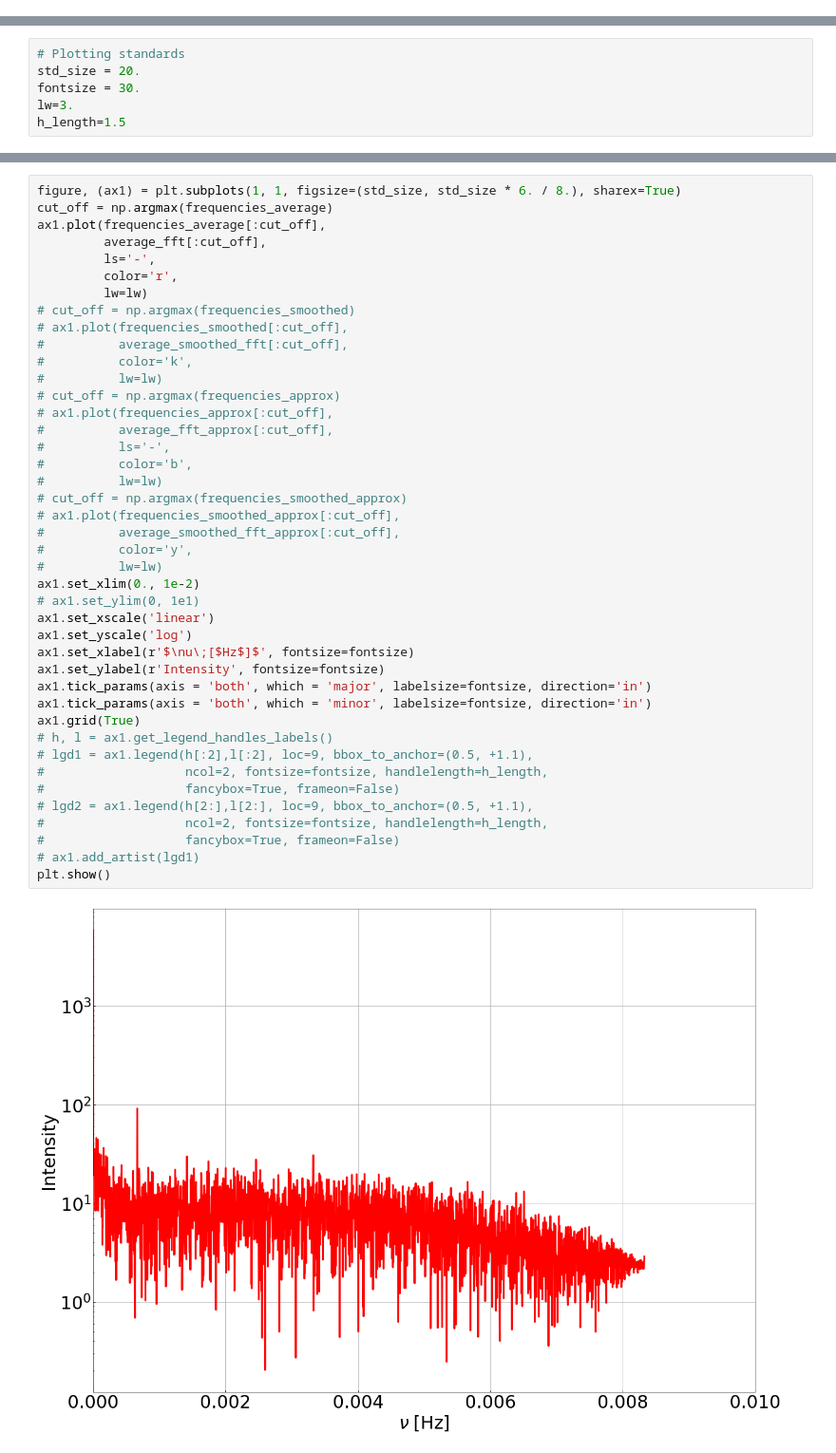
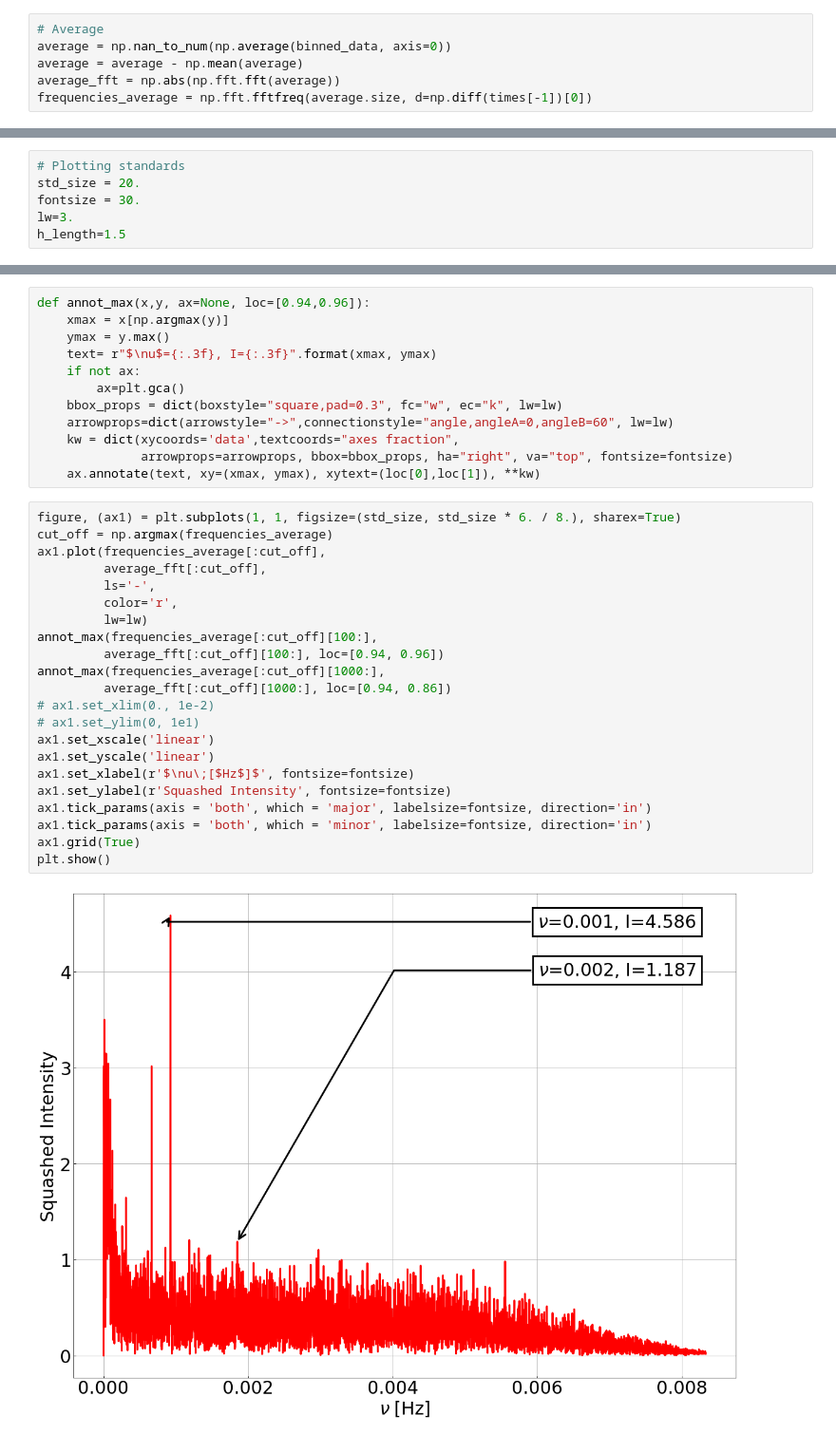
Before and after one commit to MeighenBergerS/fourth_day, a Jupyter notebook: examples/analysis.ipynb, the cells around one changed output, grey strips where cells are left out. Shown at 95% size. Saved outputs shown, nothing was run; the diff lists cells and outputs as text.

```diff
--- a/examples/analysis.ipynb
+++ b/examples/analysis.ipynb
@@ -68,0 +46,6 @@ smoothing_window = 3
+# %%
+# Average
+average = np.nan_to_num(np.average(binned_data, axis=0))
+average = average - np.mean(average)
+average_fft = np.abs(np.fft.fft(average))
+frequencies_average = np.fft.fftfreq(average.size, d=np.diff(times[-1])[0])
@@ -143,45 +96,37 @@ plt.show()
+# %%
+def annot_max(x,y, ax=None, loc=[0.94,0.96]):
+    xmax = x[np.argmax(y)]
+    ymax = y.max()
+    text= r"$\nu$={:.3f}, I={:.3f}".format(xmax, ymax)
+    if not ax:
+        ax=plt.gca()
+    bbox_props = dict(boxstyle="square,pad=0.3", fc="w", ec="k", lw=lw)
+    arrowprops=dict(arrowstyle="->",connectionstyle="angle,angleA=0,angleB=60", lw=lw)
+    kw = dict(xycoords='data',textcoords="axes fraction",
+              arrowprops=arrowprops, bbox=bbox_props, ha="right", va="top", fontsize=fontsize)
+    ax.annotate(text, xy=(xmax, ymax), xytext=(loc[0],loc[1]), **kw)
 # %%
 figure, (ax1) = plt.subplots(1, 1, figsize=(std_size, std_size * 6. / 8.), sharex=True)
 cut_off = np.argmax(frequencies_average)
 ax1.plot(frequencies_average[:cut_off],
          average_fft[:cut_off],
          ls='-',
          color='r',
          lw=lw)
-# cut_off = np.argmax(frequencies_smoothed)
-# ax1.plot(frequencies_smoothed[:cut_off],
-#          average_smoothed_fft[:cut_off],
-#          color='k',
-#          lw=lw)
-# cut_off = np.argmax(frequencies_approx)
-# ax1.plot(frequencies_approx[:cut_off],
-#          average_fft_approx[:cut_off],
-#          ls='-',
-#          color='b',
-#          lw=lw)
-# cut_off = np.argmax(frequencies_smoothed_approx)
-# ax1.plot(frequencies_smoothed_approx[:cut_off],
-#          average_smoothed_fft_approx[:cut_off],
-#          color='y',
-#          lw=lw)
-ax1.set_xlim(0., 1e-2)
+annot_max(frequencies_average[:cut_off][100:],
+         average_fft[:cut_off][100:], loc=[0.94, 0.96])
+annot_max(frequencies_average[:cut_off][1000:],
+         average_fft[:cut_off][1000:], loc=[0.94, 0.86])
+# ax1.set_xlim(0., 1e-2)
 # ax1.set_ylim(0, 1e1)
 ax1.set_xscale('linear')
-ax1.set_yscale('log')
+ax1.set_yscale('linear')
 ax1.set_xlabel(r'$\nu\;[$Hz$]$', fontsize=fontsize)
-ax1.set_ylabel(r'Intensity', fontsize=fontsize)
+ax1.set_ylabel(r'Squashed Intensity', fontsize=fontsize)
 ax1.tick_params(axis = 'both', which = 'major', labelsize=fontsize, direction='in')
 ax1.tick_params(axis = 'both', which = 'minor', labelsize=fontsize, direction='in')
 ax1.grid(True)
-# h, l = ax1.get_legend_handles_labels()
-# lgd1 = ax1.legend(h[:2],l[:2], loc=9, bbox_to_anchor=(0.5, +1.1),
-#                   ncol=2, fontsize=fontsize, handlelength=h_length,
-#                   fancybox=True, frameon=False)
-# lgd2 = ax1.legend(h[2:],l[2:], loc=9, bbox_to_anchor=(0.5, +1.1),
-#                   ncol=2, fontsize=fontsize, handlelength=h_length,
-#                   fancybox=True, frameon=False)
-# ax1.add_artist(lgd1)
 plt.show()
 # %% [output]
-[figure, old version]
+[figure, new version]
 # %%
```
Also changed, not shown: parts of 9 cells of this notebook, 3 other files.
